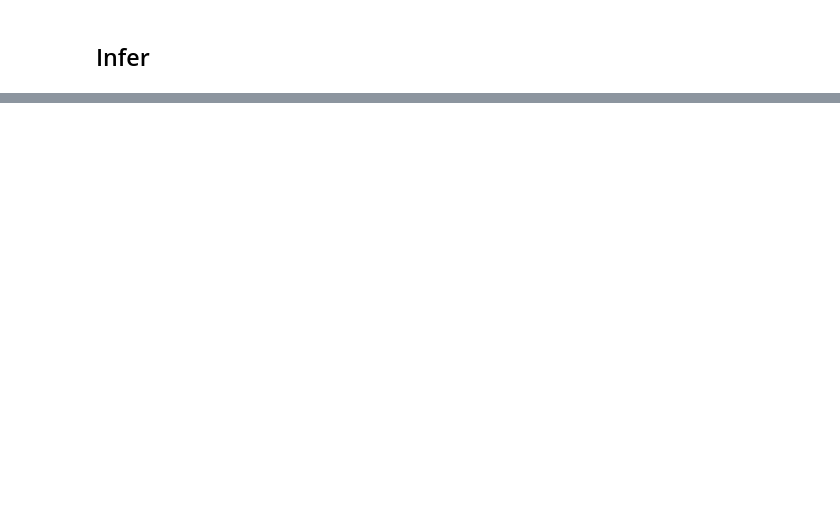
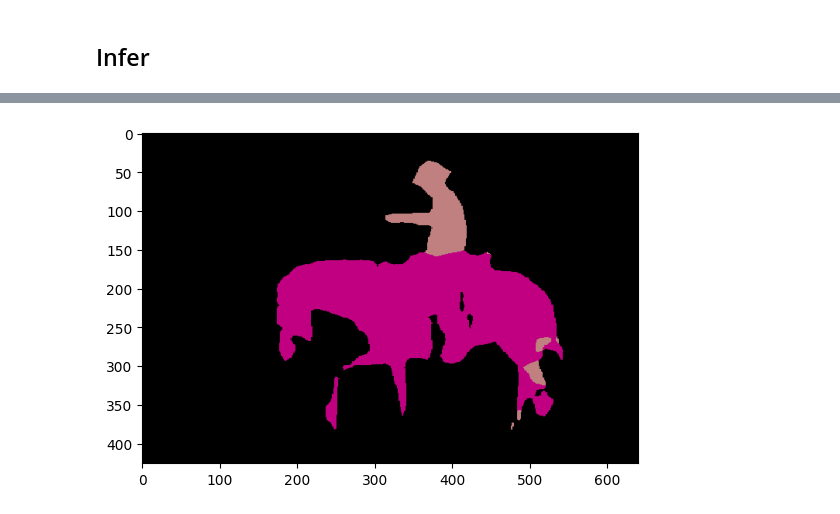
Before and after one commit to fummicc1/pytorch_advanced, a Jupyter notebook: 3_semantic_segmentation/fummicc1/main.ipynb, the cells around one changed output, grey strips where cells are left out. Cells and saved outputs as stored; diff of their text form; code cells hidden in the pictures; blank space fills up the shorter version.

```diff
--- a/3_semantic_segmentation/fummicc1/main.ipynb
+++ b/3_semantic_segmentation/fummicc1/main.ipynb
@@ -250,0 +258,34 @@ train_model(
+# %%
+# 前処理クラスの作成
+color_mean = (0.485, 0.456, 0.406)
+color_std = (0.225, 0.224, 0.225)
+transform = DataTransform(
+    input_size=475,
+    color_mean=color_mean,
+    color_std=color_std
+)
+# %%
+# 前処理
+## 適当なアノテーション画像を用意し、カラーパレットの情報を抜き出す
+anno_file_path = val_anno_list[0]
+anno_class_img = Image.open(anno_file_path) # [高さ][幅]
+p_palette = anno_class_img.getpalette()
+phase = "val"
+img, anno_class_img = transform(phase, img, anno_class_img)
+# %%
+# PSPNetで推論
+net.eval()
+x = img.unsqueeze(0) # ミニバッチ化 ([1, 3, 475, 475])
+outputs = net(x)
+y = outputs[0]
+# %%
+# PSPNetの出力から最大クラスを求め、カラーパレット形式にし、画像サイズを元に戻す
+y = y[0].detach().numpy() # ミニバッチを外す
+y = np.argmax(y, axis=0)
+anno_class_img = Image.fromarray(np.uint8(y), mode="P")
+anno_class_img = anno_class_img.resize((img_width, img_height), Image.NEAREST)
+anno_class_img.putpalette(p_palette)
+plt.imshow(anno_class_img)
+plt.show()
+# %% [output]
+[figure, added]
```
Also changed, not shown: parts of 10 cells of this notebook, 1 other file.
